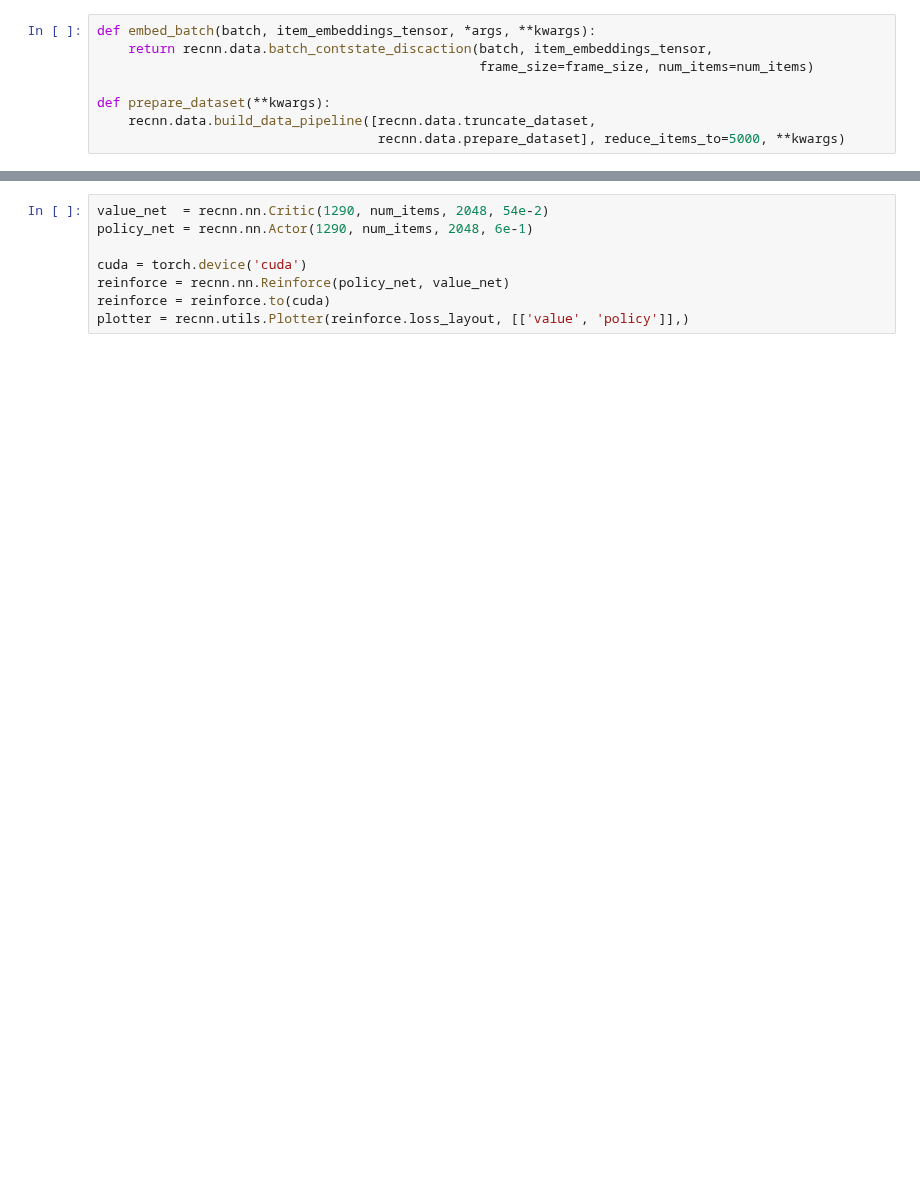
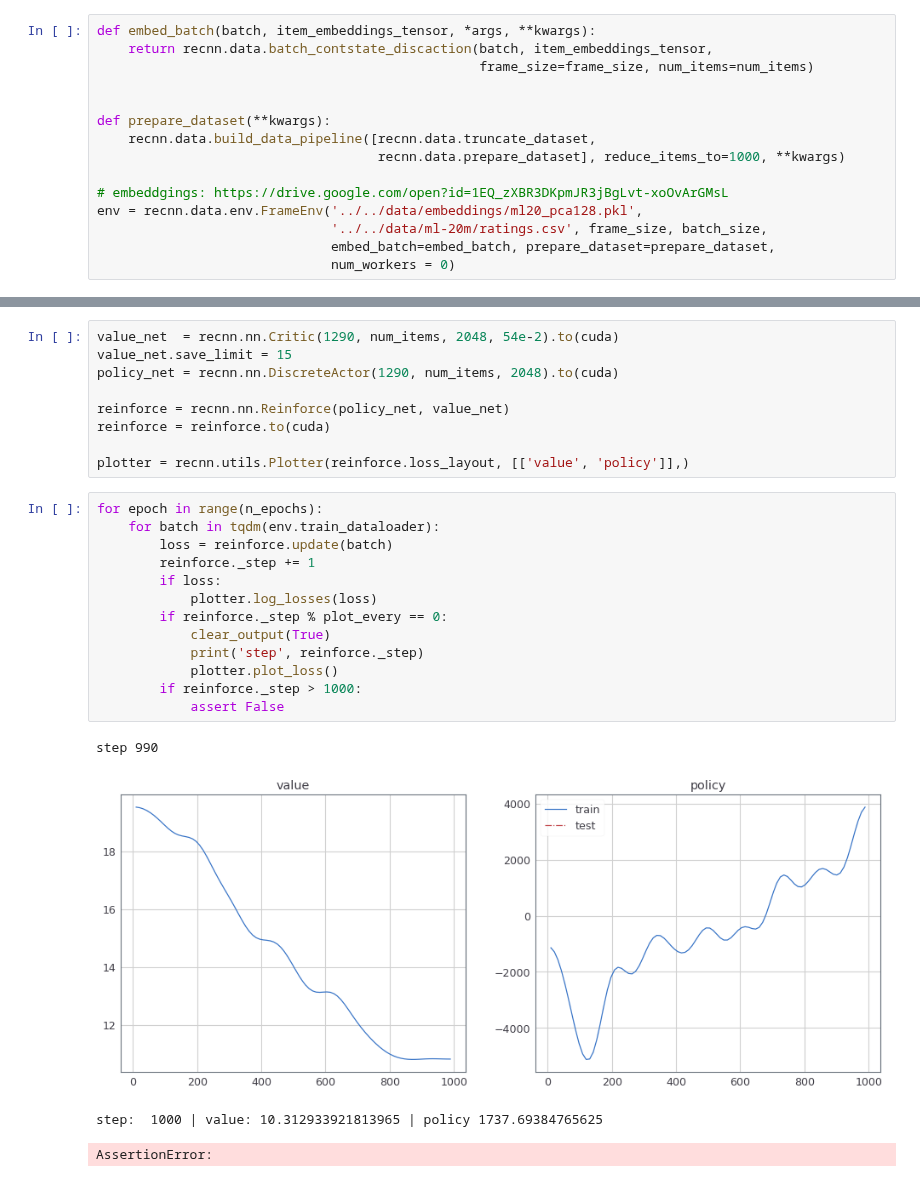
Before and after one commit to awarebayes/RecNN, a Jupyter notebook: examples/2. REINFORCE TopK Off Policy Correction/1. Basic Reinforce with RecNN.ipynb, the cells around one changed output, grey strips where cells are left out. Drawn from its saved outputs; the diff is of its cells as text; blank space fills up the shorter version.

Commit message:
reinforce without correction added for testing

```diff
--- a/examples/2. REINFORCE TopK Off Policy Correction/1. Basic Reinforce with RecNN.ipynb
+++ b/examples/2. REINFORCE TopK Off Policy Correction/1. Basic Reinforce with RecNN.ipynb
@@ -37,6 +39,13 @@ def embed_batch(batch, item_embeddings_tensor, *args, **kwargs):
     return recnn.data.batch_contstate_discaction(batch, item_embeddings_tensor,
                                                  frame_size=frame_size, num_items=num_items)
 
+
 def prepare_dataset(**kwargs):
     recnn.data.build_data_pipeline([recnn.data.truncate_dataset,
-                                    recnn.data.prepare_dataset], reduce_items_to=5000, **kwargs)
+                                    recnn.data.prepare_dataset], reduce_items_to=1000, **kwargs)
+
+# embeddgings: https://drive.google.com/open?id=1EQ_zXBR3DKpmJR3jBgLvt-xoOvArGMsL
+env = recnn.data.env.FrameEnv('../../data/embeddings/ml20_pca128.pkl',
+                              '../../data/ml-20m/ratings.csv', frame_size, batch_size,
+                              embed_batch=embed_batch, prepare_dataset=prepare_dataset,
+                              num_workers = 0)
@@ -54,8 +57,27 @@ action space is reduced to 26744 - 21744 = 5000
 # %%
-value_net  = recnn.nn.Critic(1290, num_items, 2048, 54e-2)
-policy_net = recnn.nn.Actor(1290, num_items, 2048, 6e-1)
+value_net  = recnn.nn.Critic(1290, num_items, 2048, 54e-2).to(cuda)
+value_net.save_limit = 15
+policy_net = recnn.nn.DiscreteActor(1290, num_items, 2048).to(cuda)
 
-cuda = torch.device('cuda')
 reinforce = recnn.nn.Reinforce(policy_net, value_net)
 reinforce = reinforce.to(cuda)
+
 plotter = recnn.utils.Plotter(reinforce.loss_layout, [['value', 'policy']],)
+# %%
+for epoch in range(n_epochs):
+    for batch in tqdm(env.train_dataloader):
+        loss = reinforce.update(batch)
+        reinforce._step += 1
+        if loss:
+            plotter.log_losses(loss)
+        if reinforce._step % plot_every == 0:
+            clear_output(True)
+            print('step', reinforce._step)
+            plotter.plot_loss()
+        if reinforce._step > 1000:
+            assert False
+# %% [output]
+step 990
+[figure, added]
+step:  1000 | value: 10.312933921813965 | policy 1737.69384765625
+AssertionError:
```
Also changed, not shown: parts of 3 cells of this notebook, 7 other files.
